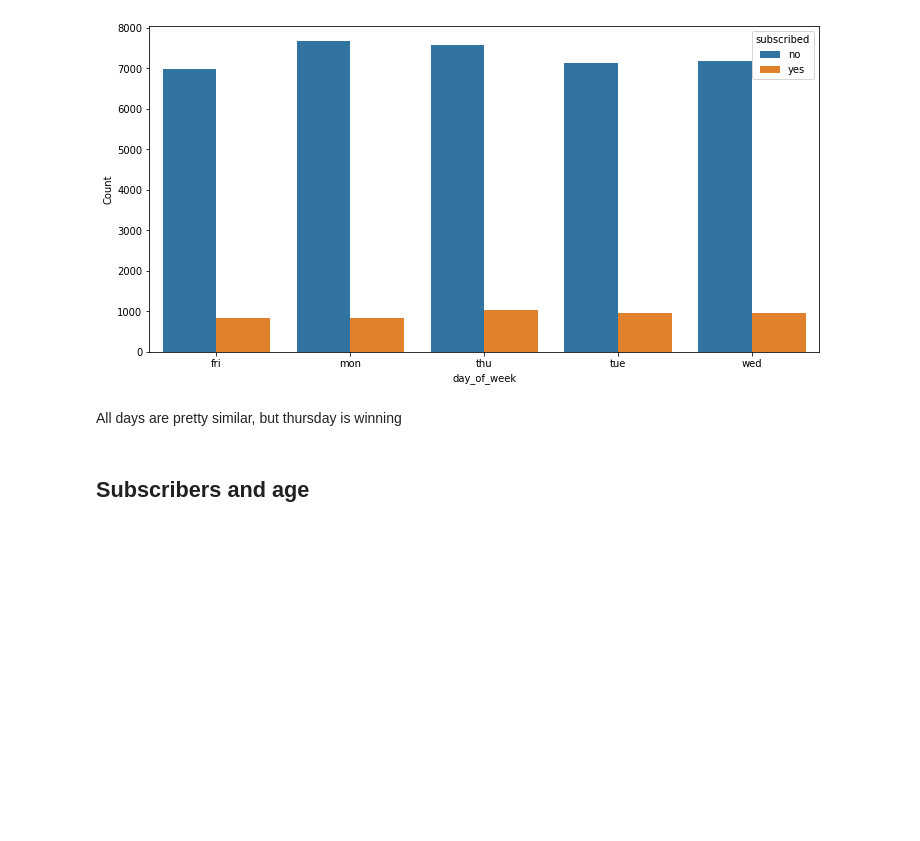
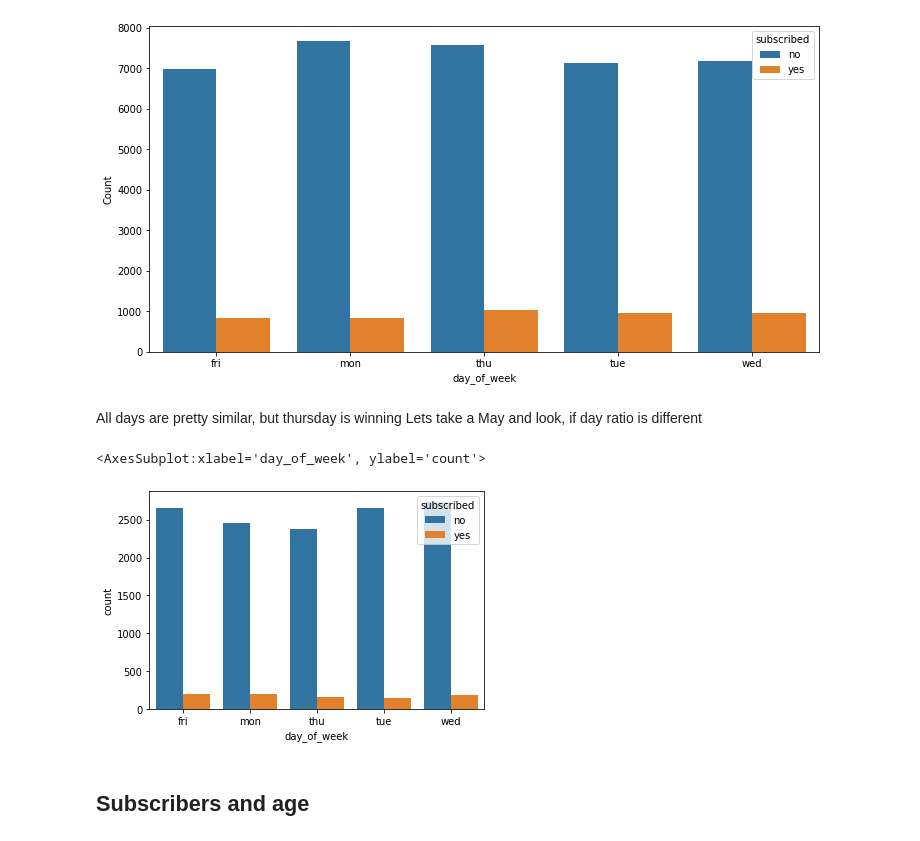
Before and after one commit to smidlma/zsu, a Jupyter notebook: project/smi0116.ipynb, the cells around one changed output. Cells and saved outputs as stored; diff of their text form; code cells hidden in the pictures; blank space fills up the shorter version.

```diff
--- a/project/smi0116.ipynb
+++ b/project/smi0116.ipynb
@@ -328,6 +334,14 @@ df_agg
 [figure]
 # %% [markdown]
 All days are pretty similar, but thursday is winning
+Lets take a May and look, if day ratio is different
+# %%
+df_may = df.loc[df.month == 'may']
+df_agg =df_may.groupby(['day_of_week', 'subscribed']).day_of_week.count().reset_index(name='count')
+sns.barplot(data=df_agg, x='day_of_week', y='count', hue='subscribed')
+# %% [output]
+<AxesSubplot:xlabel='day_of_week', ylabel='count'>
+[figure, added]
 # %% [markdown]
 ## Subscribers and age
 # %%
```
Also changed, not shown: parts of 15 cells of this notebook.
